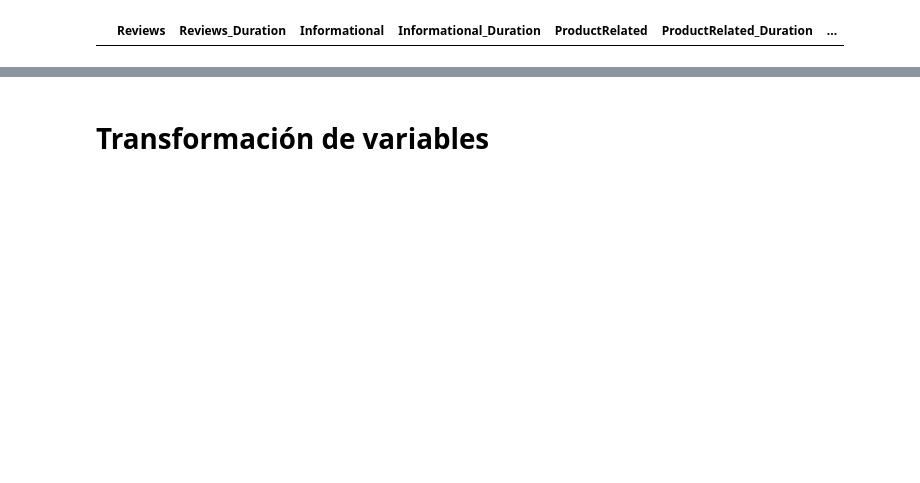
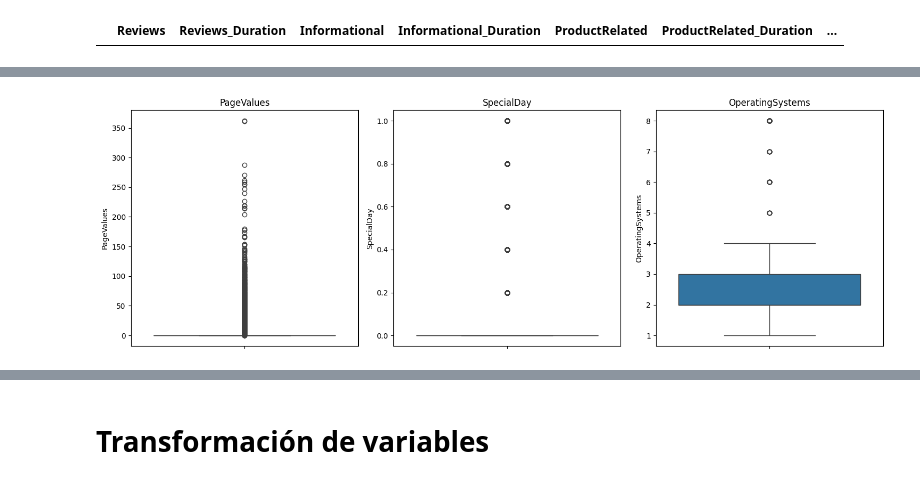
Before and after one commit to SantiRestrepoOlarte/Trabajo_analitica_2, a Jupyter notebook: ExpPre.ipynb, the cells around one changed output, grey strips where cells are left out. Cells and saved outputs as stored; diff of their text form; code cells hidden in the pictures; blank space fills up the shorter version.

```diff
--- a/ExpPre.ipynb
+++ b/ExpPre.ipynb
@@ -523,0 +429,4 @@ plt.show()
+# %%
+graficar_boxplots_3(df,variables3)
+# %% [output]
+[figure, added]
```
Also changed, not shown: parts of 94 cells of this notebook.
